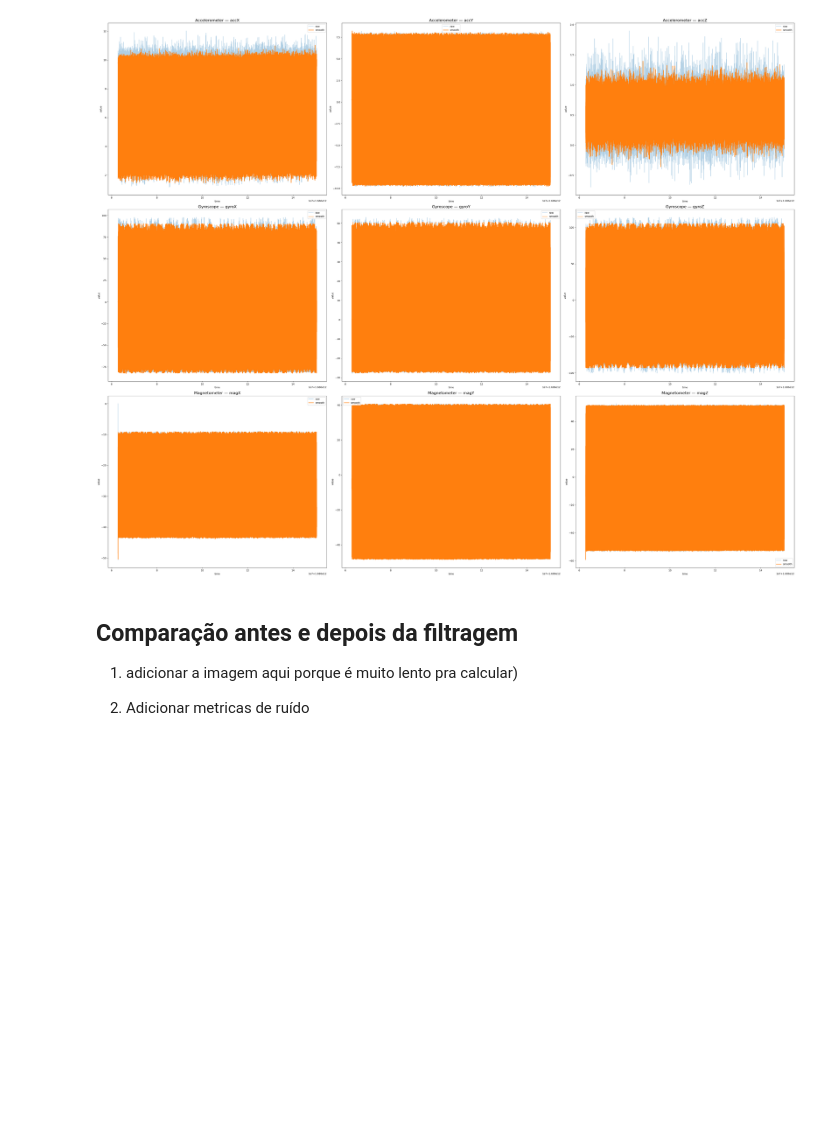
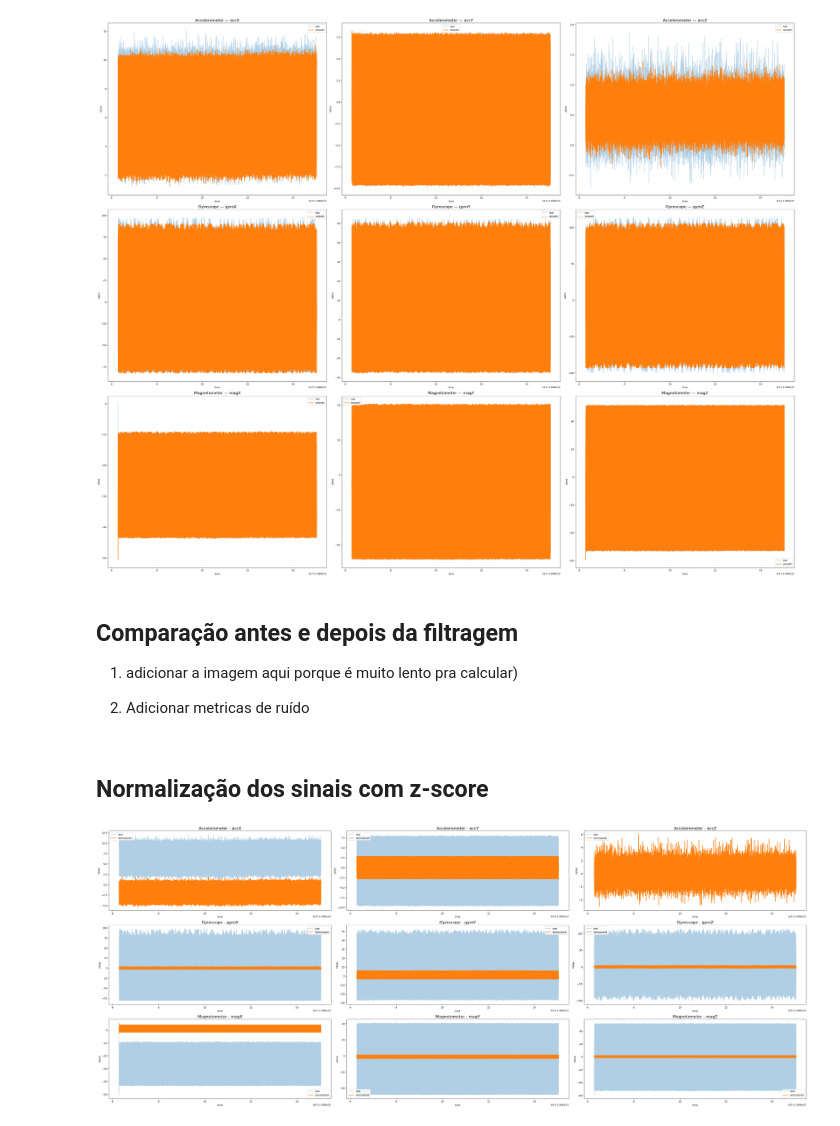
Before and after one commit to AndreFGard/anomaly-detection, a Jupyter notebook: preprocessing.ipynb, the cells around one changed output. Saved outputs shown, nothing was run; the diff lists cells and outputs as text; code cells hidden in the pictures; blank space fills up the shorter version.

Commit message:
normalização dos sinais com z-score

```diff
--- a/preprocessing.ipynb
+++ b/preprocessing.ipynb
@@ -166,3 +154,39 @@ plot_raw_vs_smooth(df)
 1. adicionar a imagem aqui porque é muito lento pra calcular)
 
 1. Adicionar metricas de ruído
+# %% [markdown]
+## Normalização dos sinais com z-score
+# %%
+means = df[cols].mean()
+stds = df[cols].std()
+
+for col in cols:
+    df[col + "_norm"] = (df[col] - means[col]) / stds[col]
+    faultydf[col + "_norm"] = (faultydf[col] - means[col]) / stds[col]
+# %%
+def plot_raw_vs_normalized(dfPlot, step=10):
+    fig, axes = plt.subplots(3, 3, figsize=(40, 16))
+    df = dfPlot.iloc[::step]
+
+    for row, (title, cols) in enumerate(sensor_groups):
+        for col, axis in enumerate(cols):
+            ax = axes[row][col]
+
+            raw = df[axis]
+            norm = df[axis + "_norm"]
+
+            ax.plot(df["time"], raw, label="raw", alpha=0.35)
+            ax.plot(df["time"], norm, label="normalized", linewidth=2)
+
+            ax.set_title(f"{title} - {axis}", fontsize=16)
+            ax.set_xlabel("time")
+            ax.set_ylabel("value")
+            ax.legend()
+
+
+    plt.tight_layout()
+    plt.show()
+# %%
+plot_raw_vs_normalized(df)
+# %% [output]
+[figure, added]
```
Also changed, not shown: parts of 4 cells of this notebook.
